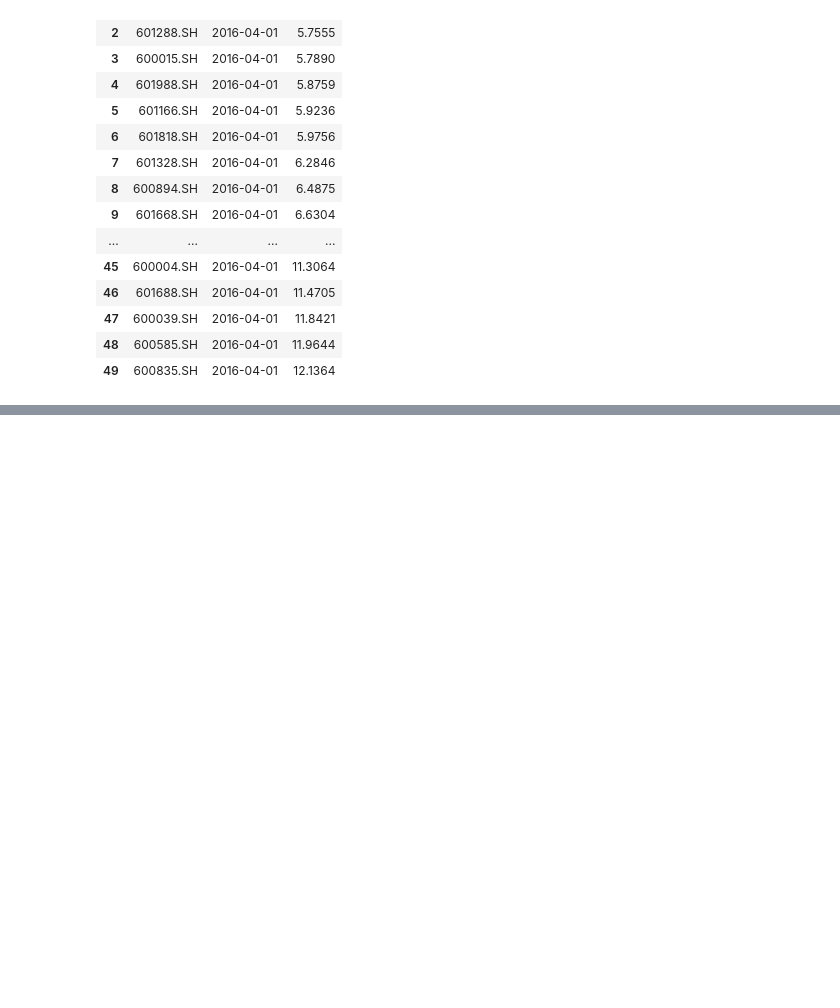
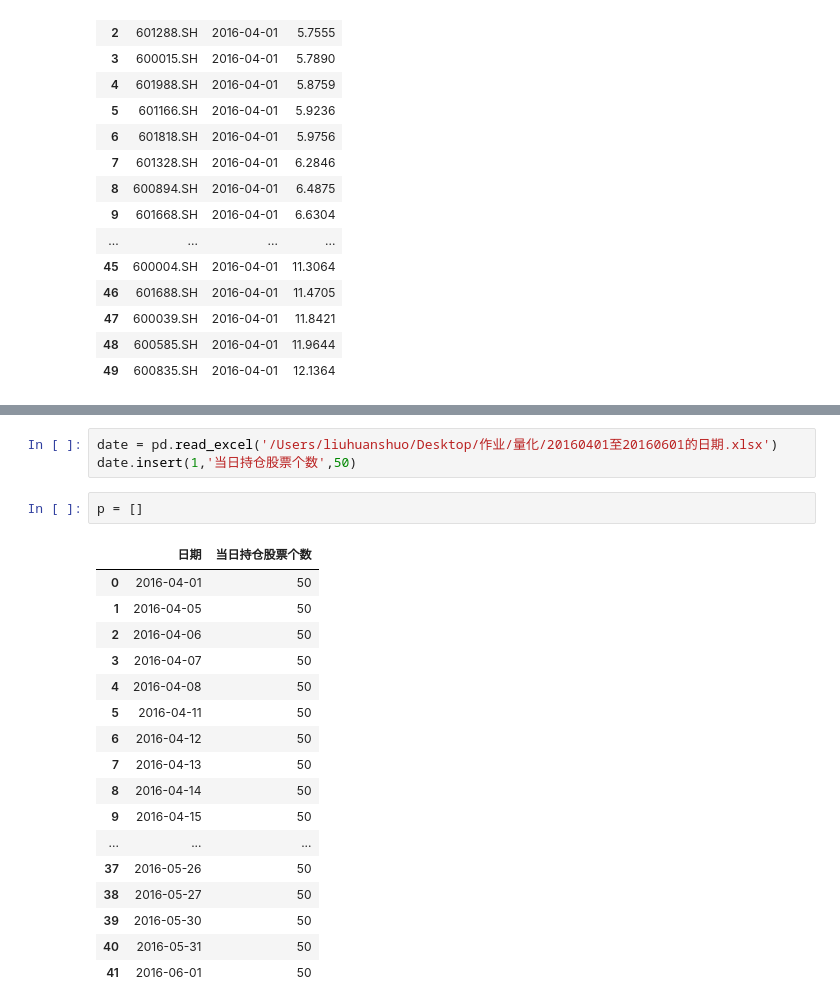
Before and after one commit to lxj0276/huanshuo, a Jupyter notebook: 量化投资/xiugai.ipynb, the cells around one changed output, grey strips where cells are left out. Cells and saved outputs as stored; diff of their text form; blank space fills up the shorter version.

```diff
--- a/量化投资/xiugai.ipynb
+++ b/量化投资/xiugai.ipynb
@@ -107,0 +114,23 @@ df_alldaysprofit
+# %%
+date = pd.read_excel('/Users/liuhuanshuo/Desktop/作业/量化/20160401至20160601的日期.xlsx')
+date.insert(1,'当日持仓股票个数',50)
+# %%
+p = []
+# %% [output]
+|  | 日期 | 当日持仓股票个数 |
+| 0 | 2016-04-01 | 50 |
+| 1 | 2016-04-05 | 50 |
+| 2 | 2016-04-06 | 50 |
+| 3 | 2016-04-07 | 50 |
+| 4 | 2016-04-08 | 50 |
+| 5 | 2016-04-11 | 50 |
+| 6 | 2016-04-12 | 50 |
+| 7 | 2016-04-13 | 50 |
+| 8 | 2016-04-14 | 50 |
+| 9 | 2016-04-15 | 50 |
+| ... | ... | ... |
+| 37 | 2016-05-26 | 50 |
+| 38 | 2016-05-27 | 50 |
+| 39 | 2016-05-30 | 50 |
+| 40 | 2016-05-31 | 50 |
+| 41 | 2016-06-01 | 50 |
```
Also changed, not shown: parts of 2 cells of this notebook, 1 other file.
